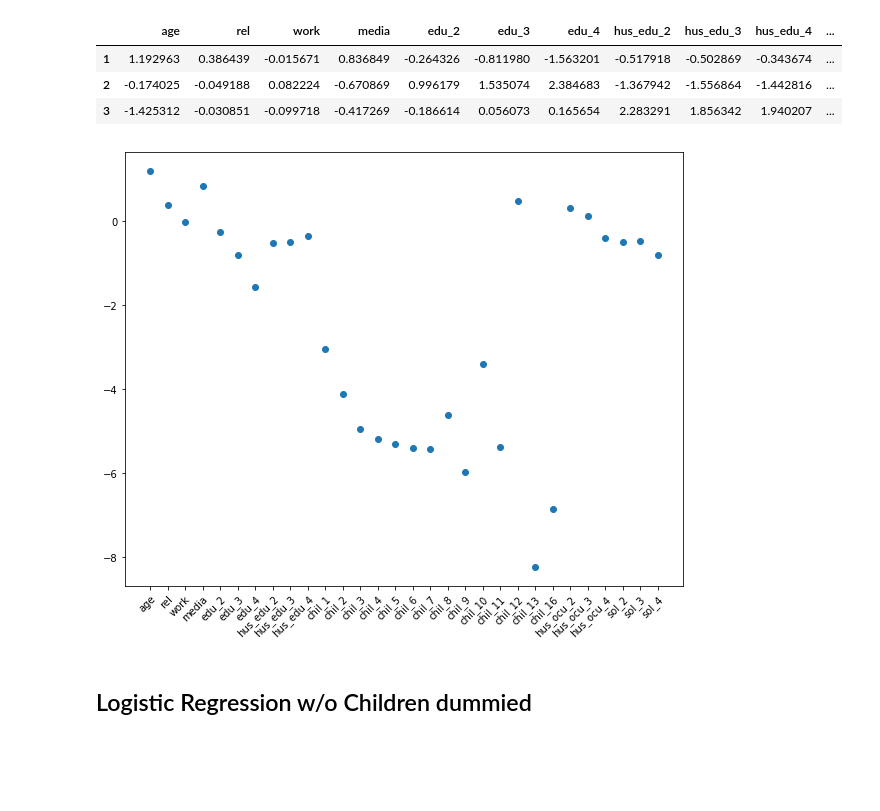
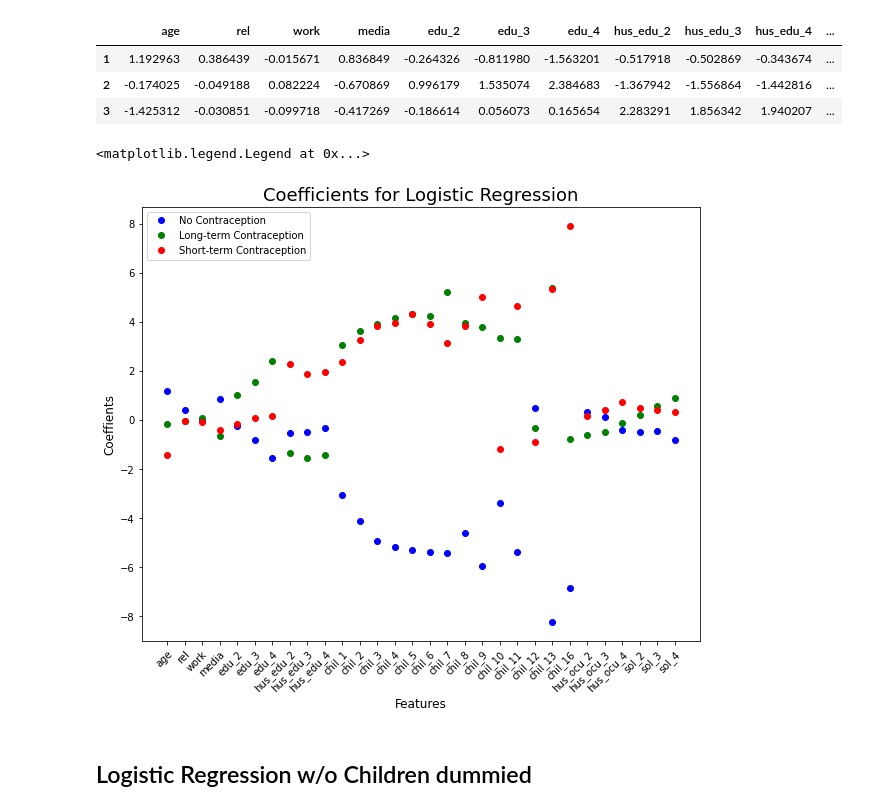
Before and after one commit to mike-flanagan/contraceptive-use-in-indonesia, a Jupyter notebook: code/model_fitting_and_tuning.ipynb, the cells around one changed output. Cells and saved outputs as stored; diff of their text form; code cells hidden in the pictures; blank space fills up the shorter version.

```diff
--- a/code/model_fitting_and_tuning.ipynb
+++ b/code/model_fitting_and_tuning.ipynb
@@ -242,14 +244,17 @@ coef_df
 | 3 | -1.425312 | -0.030851 | -0.099718 | -0.417269 | -0.186614 | 0.056073 | 0.165654 | 2.283291 | 1.856342 | 1.940207 | ... |
 # %%
 fig, ax = plt.subplots(figsize = [10,8])
-ax.plot(coef_df.loc[1], 'bo')
-ax.plot(coef_df.loc[2], 'go')
-ax.plot(coef_df.loc[3], 'ro')
-ax.set_title('Coefficients for Logistic Regression', fontdict = {'fontsize': 14})
+ax.plot(coef_df.loc[1], 'bo', label = 'No Contraception')
+ax.plot(coef_df.loc[2], 'go', label = 'Long-term Contraception')
+ax.plot(coef_df.loc[3], 'ro', label = 'Short-term Contraception')
+ax.set_title('Coefficients for Logistic Regression', fontdict = {'fontsize': 18})
 ax.set_xlabel('Features', fontdict = {'fontsize': 12})
+ax.set_ylabel('Coeffients', fontdict = {'fontsize': 12})
 plt.setp(ax.get_xticklabels(), rotation=45, ha="right", rotation_mode="anchor");
+ax.legend()
 # %% [output]
+<matplotlib.legend.Legend at 0x...>
-[figure, old version]
+[figure, new version]
 # %% [markdown]
 ## Logistic Regression w/o Children dummied
 # %%
```
Also changed, not shown: parts of 16 cells of this notebook, 2 other files.
